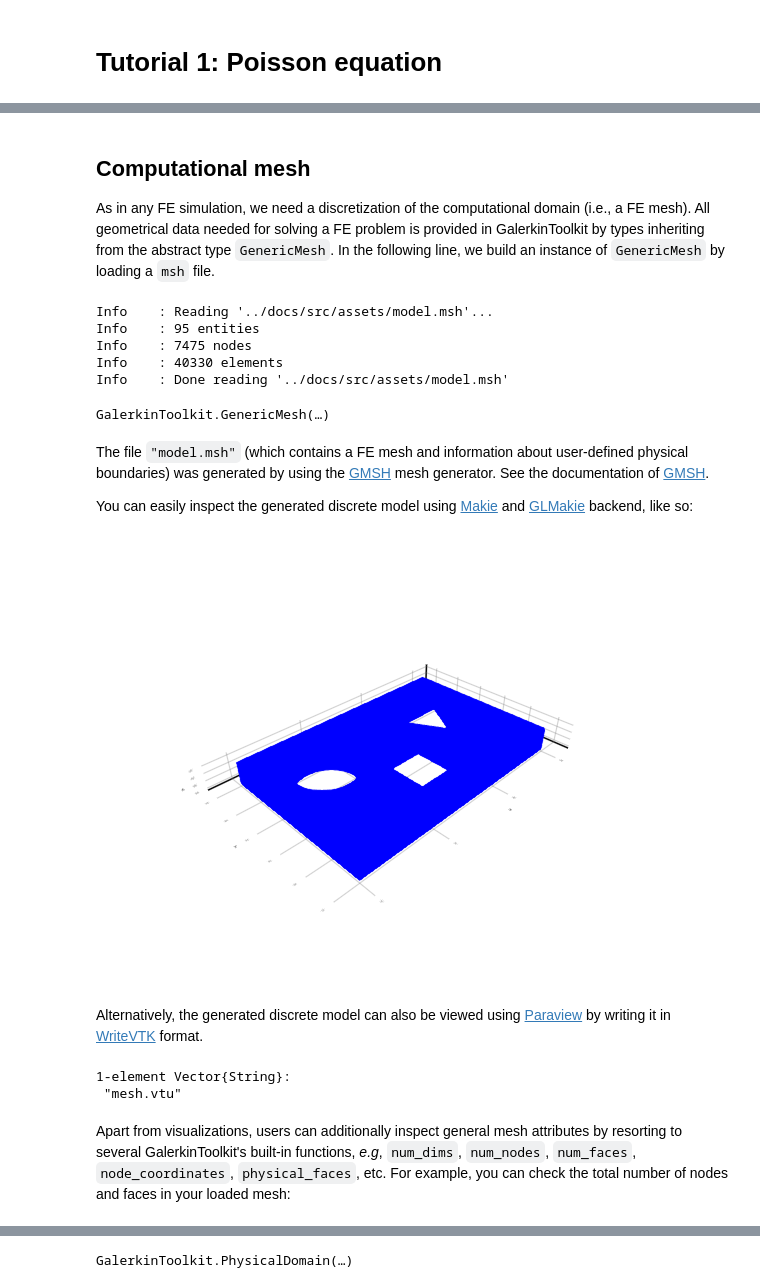
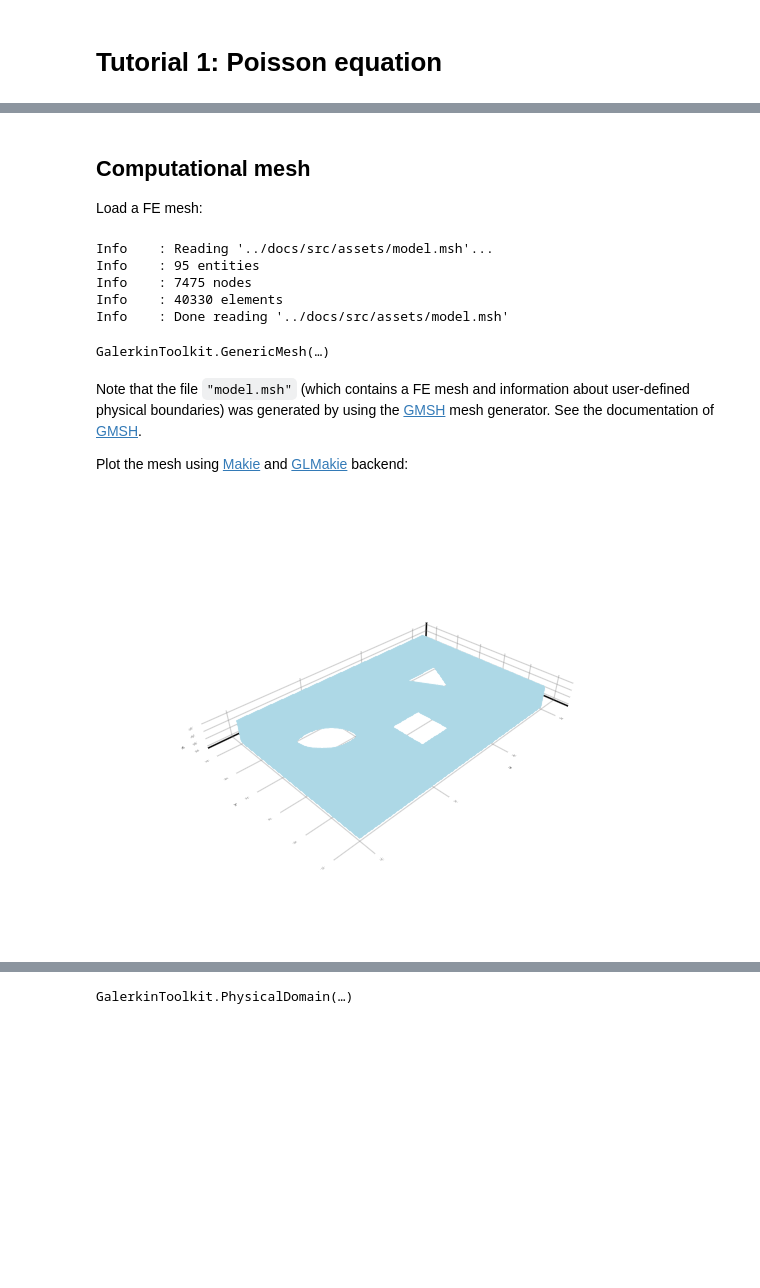
Before and after one commit to GalerkinToolkit/GalerkinToolkit.jl, a Jupyter notebook: notebooks/t001_poisson.ipynb, the cells around one changed output, grey strips where cells are left out. Cells and saved outputs as stored; diff of their text form; code cells hidden in the pictures; blank space fills up the shorter version.

Commit message:
Remove WriteVTK plots and shorten notebook

```diff
--- a/notebooks/t001_poisson.ipynb
+++ b/notebooks/t001_poisson.ipynb
@@ -47,9 +47,9 @@ The implementation of this numerical scheme in GalerkinToolkit is done in a user
 # %%
 import GalerkinToolkit as GT
-# %% [markdown]
-## Computational mesh
-
-As in any FE simulation, we need a discretization of the computational domain (i.e., a FE mesh). All geometrical data needed for solving a FE problem is provided in GalerkinToolkit by types inheriting from the abstract type `GenericMesh`. In the following line, we build an instance of `GenericMesh` by loading a `msh` file.
+# %% [markdown]
+## Computational mesh
+
+Load a FE mesh:
 # %%
 mesh = GT.mesh_from_gmsh("../docs/src/assets/model.msh")
 # %% [output]
@@ -60,29 +60,18 @@ Info    : 40330 elements
 Info    : Done reading '../docs/src/assets/model.msh'
 GalerkinToolkit.GenericMesh(…)
 # %% [markdown]
-The file `"model.msh"` (which contains a FE mesh and information about user-defined physical boundaries) was generated by using the [GMSH](http://gmsh.info/) mesh generator. See the documentation of [GMSH](http://gmsh.info/#Documentation).
+Note that the file `"model.msh"` (which contains a FE mesh and information about user-defined physical boundaries) was generated by using the [GMSH](http://gmsh.info/) mesh generator. See the documentation of [GMSH](http://gmsh.info/#Documentation).
 
-You can easily inspect the generated discrete model using [Makie](https://docs.makie.org/) and [GLMakie](https://docs.makie.org/stable/explanations/backends/glmakie#GLMakie) backend, like so:
+Plot the mesh using [Makie](https://docs.makie.org/) and [GLMakie](https://docs.makie.org/stable/explanations/backends/glmakie#GLMakie) backend:
 # %%
 using GLMakie
 
-# for a larger figure
-#f = Figure(; size = (600, 400))
+# for a larger figures
+#f = Figure(; size = (1500, 1500))
 #lscene = LScene(f[1, 1])
-#GLMakie.plot!(lscene, mesh;shading=Makie.NoShading,color=:blue)
+#GLMakie.plot!(lscene,mesh,strokecolor=:black)
 #f
 
-GLMakie.plot(mesh;shading=Makie.NoShading,color=:blue)
+GLMakie.plot(mesh)
 # %% [output]
-[figure, old version]
+[figure, new version]
-# %% [markdown]
-Alternatively, the generated discrete model can also be viewed using [Paraview](https://www.paraview.org/) by writing it in [WriteVTK](https://github.com/JuliaVTK/WriteVTK.jl) format.
-# %%
-using WriteVTK
-
-WriteVTK.vtk_grid("mesh", mesh) |> close
-# %% [output]
-1-element Vector{String}:
- "mesh.vtu"
-# %% [markdown]
-Apart from visualizations, users can additionally inspect general mesh attributes by resorting to several GalerkinToolkit's built-in functions, *e.g*, `num_dims`, `num_nodes`, `num_faces`, `node_coordinates`, `physical_faces`, etc. For example, you can check the total number of nodes and faces in your loaded mesh:
```
Also changed, not shown: parts of 45 cells of this notebook.
